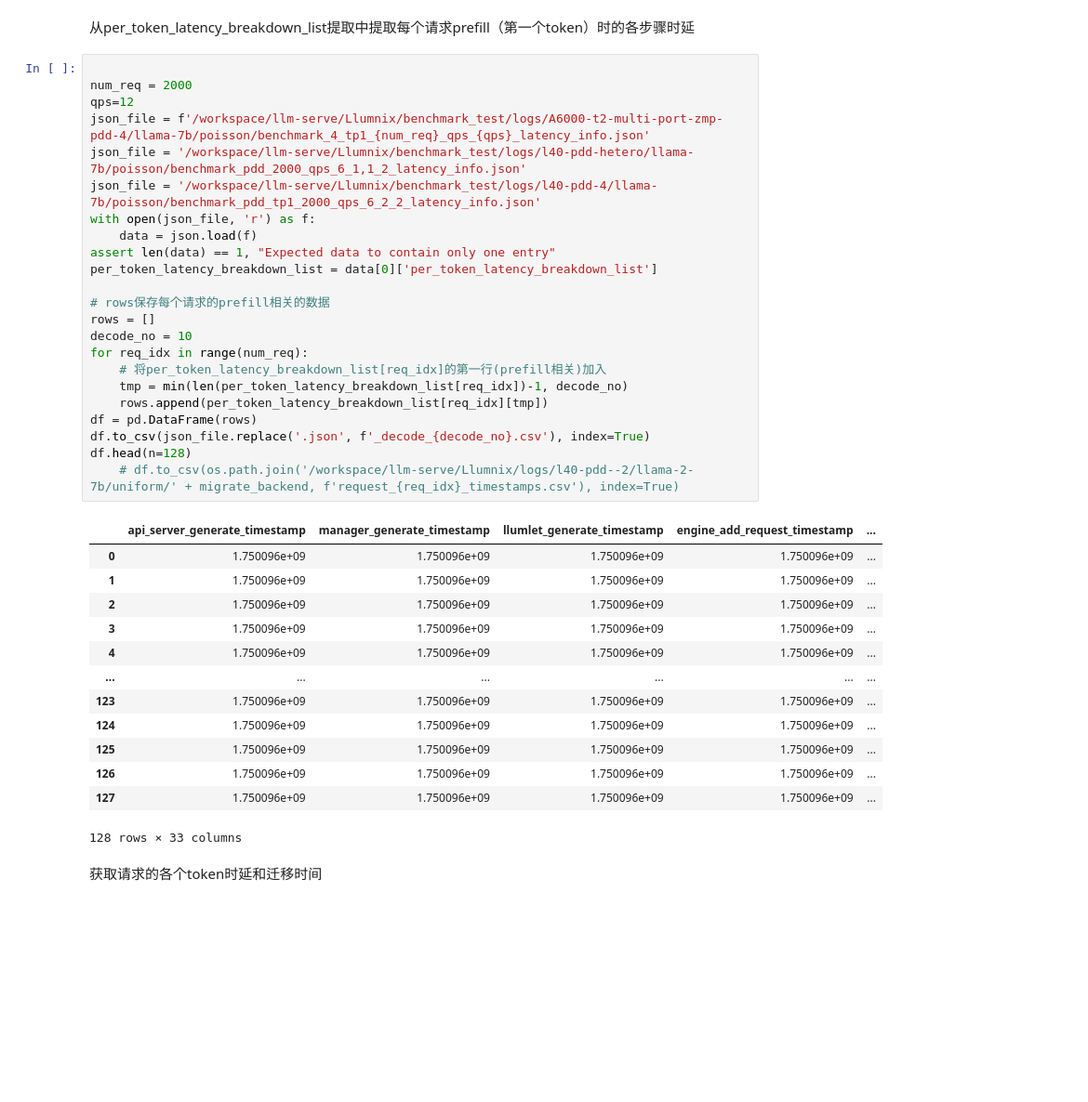
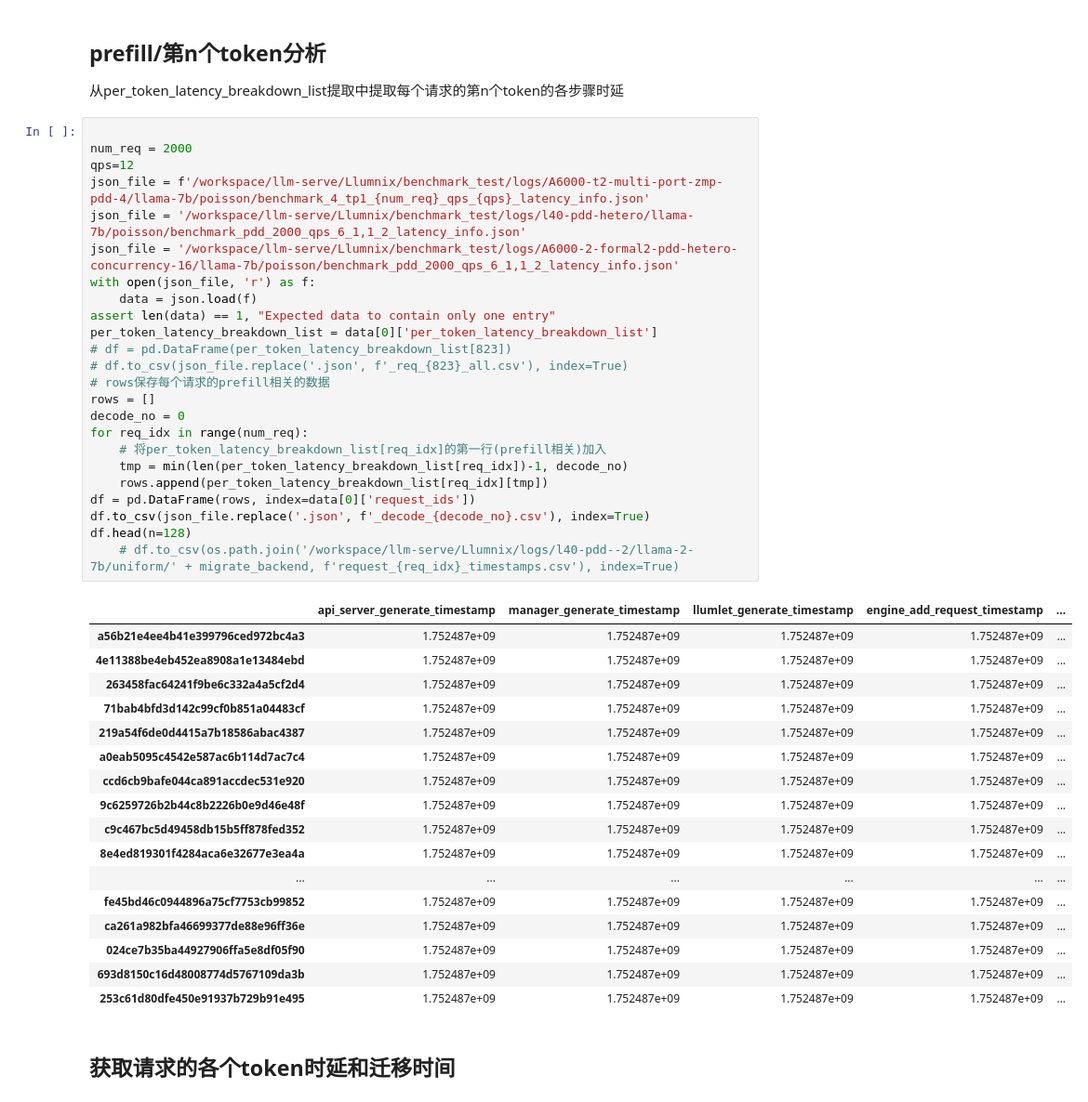
Before and after one commit to Lai-JX/Llumnix, a Jupyter notebook: benchmark_test/analysis/get_instance_info.ipynb, the cells around one changed output. Shown at 93% size. Drawn from its saved outputs; the diff is of its cells as text; blank space fills up the shorter version.

```diff
--- a/benchmark_test/analysis/get_instance_info.ipynb
+++ b/benchmark_test/analysis/get_instance_info.ipynb
@@ -43,44 +45,50 @@ get_profiling_data('/workspace/llm-serve/Llumnix/benchmark_test/logs/L40-multi-p
 # %% [markdown]
-从per_token_latency_breakdown_list提取中提取每个请求prefill（第一个token）时的各步骤时延
+## prefill/第n个token分析
+从per_token_latency_breakdown_list提取中提取每个请求的第n个token的各步骤时延
 # %%
 
 num_req = 2000
 qps=12
 json_file = f'/workspace/llm-serve/Llumnix/benchmark_test/logs/A6000-t2-multi-port-zmp-pdd-4/llama-7b/poisson/benchmark_4_tp1_{num_req}_qps_{qps}_latency_info.json'
 json_file = '/workspace/llm-serve/Llumnix/benchmark_test/logs/l40-pdd-hetero/llama-7b/poisson/benchmark_pdd_2000_qps_6_1,1_2_latency_info.json'
-json_file = '/workspace/llm-serve/Llumnix/benchmark_test/logs/l40-pdd-4/llama-7b/poisson/benchmark_pdd_tp1_2000_qps_6_2_2_latency_info.json'
+json_file = '/workspace/llm-serve/Llumnix/benchmark_test/logs/A6000-2-formal2-pdd-hetero-concurrency-16/llama-7b/poisson/benchmark_pdd_2000_qps_6_1,1_2_latency_info.json'
 with open(json_file, 'r') as f:
     data = json.load(f)
 assert len(data) == 1, "Expected data to contain only one entry"
 per_token_latency_breakdown_list = data[0]['per_token_latency_breakdown_list']
-
+# df = pd.DataFrame(per_token_latency_breakdown_list[823])
+# df.to_csv(json_file.replace('.json', f'_req_{823}_all.csv'), index=True)
 # rows保存每个请求的prefill相关的数据
 rows = []
-decode_no = 10
+decode_no = 0
 for req_idx in range(num_req):
     # 将per_token_latency_breakdown_list[req_idx]的第一行(prefill相关)加入
     tmp = min(len(per_token_latency_breakdown_list[req_idx])-1, decode_no)
     rows.append(per_token_latency_breakdown_list[req_idx][tmp])
-df = pd.DataFrame(rows)
+df = pd.DataFrame(rows, index=data[0]['request_ids'])
 df.to_csv(json_file.replace('.json', f'_decode_{decode_no}.csv'), index=True)
 df.head(n=128)
     # df.to_csv(os.path.join('/workspace/llm-serve/Llumnix/logs/l40-pdd--2/llama-2-7b/uniform/' + migrate_backend, f'request_{req_idx}_timestamps.csv'), index=True)
 # %% [output]
 |  | api_server_generate_timestamp | manager_generate_timestamp | llumlet_generate_timestamp | engine_add_request_timestamp | ... |
-| 0 | 1.750096e+09 | 1.750096e+09 | 1.750096e+09 | 1.750096e+09 | ... |
-| 1 | 1.750096e+09 | 1.750096e+09 | 1.750096e+09 | 1.750096e+09 | ... |
-| 2 | 1.750096e+09 | 1.750096e+09 | 1.750096e+09 | 1.750096e+09 | ... |
-| 3 | 1.750096e+09 | 1.750096e+09 | 1.750096e+09 | 1.750096e+09 | ... |
-| 4 | 1.750096e+09 | 1.750096e+09 | 1.750096e+09 | 1.750096e+09 | ... |
+| a56b21e4ee4b41e399796ced972bc4a3 | 1.752487e+09 | 1.752487e+09 | 1.752487e+09 | 1.752487e+09 | ... |
+| 4e11388be4eb452ea8908a1e13484ebd | 1.752487e+09 | 1.752487e+09 | 1.752487e+09 | 1.752487e+09 | ... |
+| 263458fac64241f9be6c332a4a5cf2d4 | 1.752487e+09 | 1.752487e+09 | 1.752487e+09 | 1.752487e+09 | ... |
+| 71bab4bfd3d142c99cf0b851a04483cf | 1.752487e+09 | 1.752487e+09 | 1.752487e+09 | 1.752487e+09 | ... |
+| 219a54f6de0d4415a7b18586abac4387 | 1.752487e+09 | 1.752487e+09 | 1.752487e+09 | 1.752487e+09 | ... |
+| a0eab5095c4542e587ac6b114d7ac7c4 | 1.752487e+09 | 1.752487e+09 | 1.752487e+09 | 1.752487e+09 | ... |
+| ccd6cb9bafe044ca891accdec531e920 | 1.752487e+09 | 1.752487e+09 | 1.752487e+09 | 1.752487e+09 | ... |
+| 9c6259726b2b44c8b2226b0e9d46e48f | 1.752487e+09 | 1.752487e+09 | 1.752487e+09 | 1.752487e+09 | ... |
+| c9c467bc5d49458db15b5ff878fed352 | 1.752487e+09 | 1.752487e+09 | 1.752487e+09 | 1.752487e+09 | ... |
+| 8e4ed819301f4284aca6e32677e3ea4a | 1.752487e+09 | 1.752487e+09 | 1.752487e+09 | 1.752487e+09 | ... |
 | ... | ... | ... | ... | ... | ... |
-| 123 | 1.750096e+09 | 1.750096e+09 | 1.750096e+09 | 1.750096e+09 | ... |
-| 124 | 1.750096e+09 | 1.750096e+09 | 1.750096e+09 | 1.750096e+09 | ... |
-| 125 | 1.750096e+09 | 1.750096e+09 | 1.750096e+09 | 1.750096e+09 | ... |
-| 126 | 1.750096e+09 | 1.750096e+09 | 1.750096e+09 | 1.750096e+09 | ... |
-| 127 | 1.750096e+09 | 1.750096e+09 | 1.750096e+09 | 1.750096e+09 | ... |
+| fe45bd46c0944896a75cf7753cb99852 | 1.752487e+09 | 1.752487e+09 | 1.752487e+09 | 1.752487e+09 | ... |
+| ca261a982bfa46699377de88e96ff36e | 1.752487e+09 | 1.752487e+09 | 1.752487e+09 | 1.752487e+09 | ... |
+| 024ce7b35ba44927906ffa5e8df05f90 | 1.752487e+09 | 1.752487e+09 | 1.752487e+09 | 1.752487e+09 | ... |
+| 693d8150c16d48008774d5767109da3b | 1.752487e+09 | 1.752487e+09 | 1.752487e+09 | 1.752487e+09 | ... |
+| 253c61d80dfe450e91937b729b91e495 | 1.752487e+09 | 1.752487e+09 | 1.752487e+09 | 1.752487e+09 | ... |
-128 rows × 33 columns
 # %% [markdown]
-获取请求的各个token时延和迁移时间
+## 获取请求的各个token时延和迁移时间
 # %%
 import re
 def plot_single(ax, latencies):
```
Also changed, not shown: parts of 16 cells of this notebook, 21 other files.
